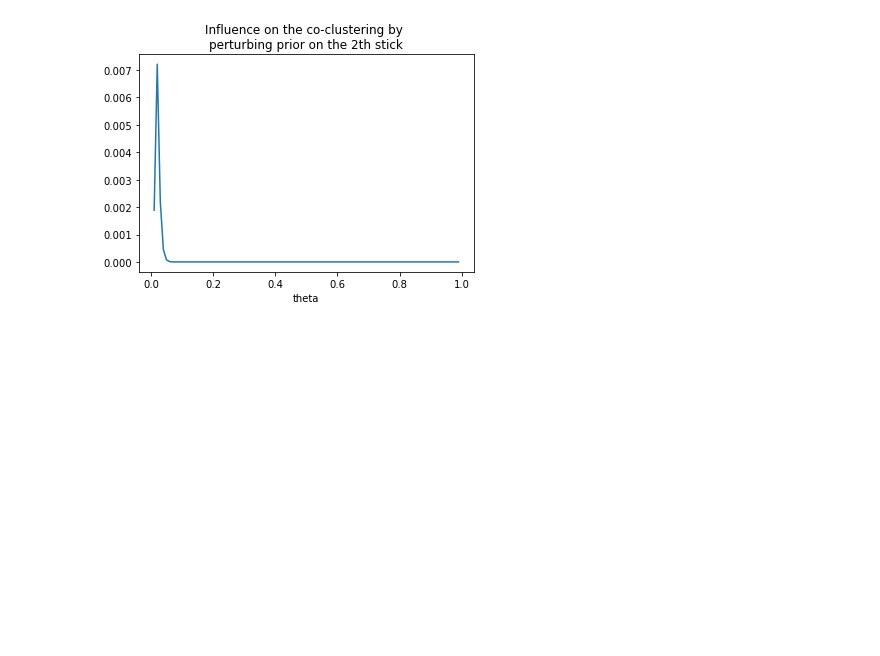
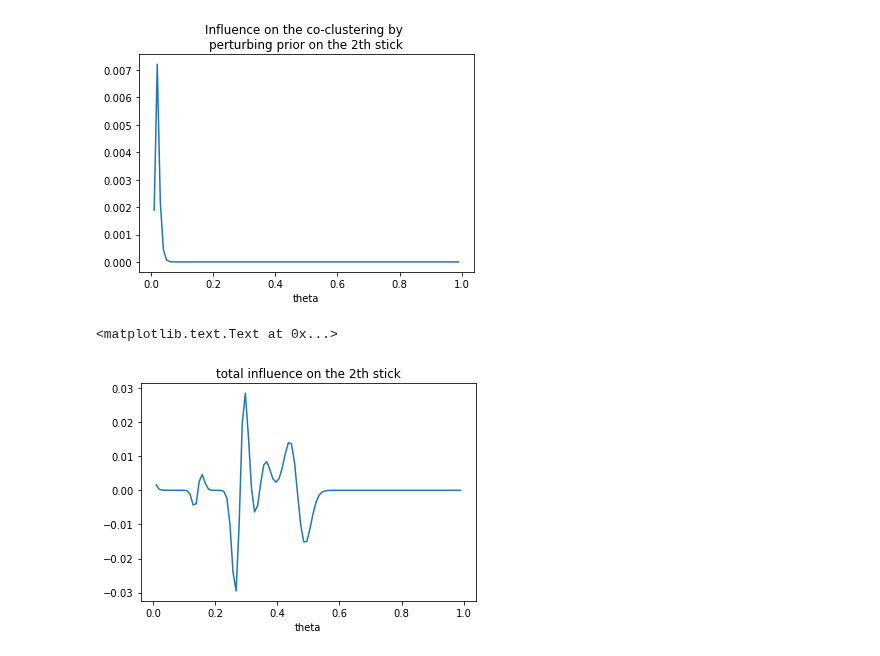
Before and after one commit to Runjing-Liu120/Variational_BNP_robustness, a Jupyter notebook: DP_mixture/DP_normal_mixture-Functional_sensitivity.ipynb, the cells around one changed output. Cells and saved outputs as stored; diff of their text form; code cells hidden in the pictures; blank space fills up the shorter version.

```diff
--- a/DP_mixture/DP_normal_mixture-Functional_sensitivity.ipynb
+++ b/DP_mixture/DP_normal_mixture-Functional_sensitivity.ipynb
@@ -442,3 +442,11 @@ for k_prior in range(k_approx - 1):
 [figure]
 [figure]
 [figure]
+# %%
+plt.figure()
+plt.plot(theta, np.sum(ifun_co_clustering, axis = 0))
+plt.xlabel('theta')
+plt.title('total influence on the {}th stick'.format(k_post))
+# %% [output]
+<matplotlib.text.Text at 0x...>
+[figure, added]
```
Also changed, not shown: 1 other file.
